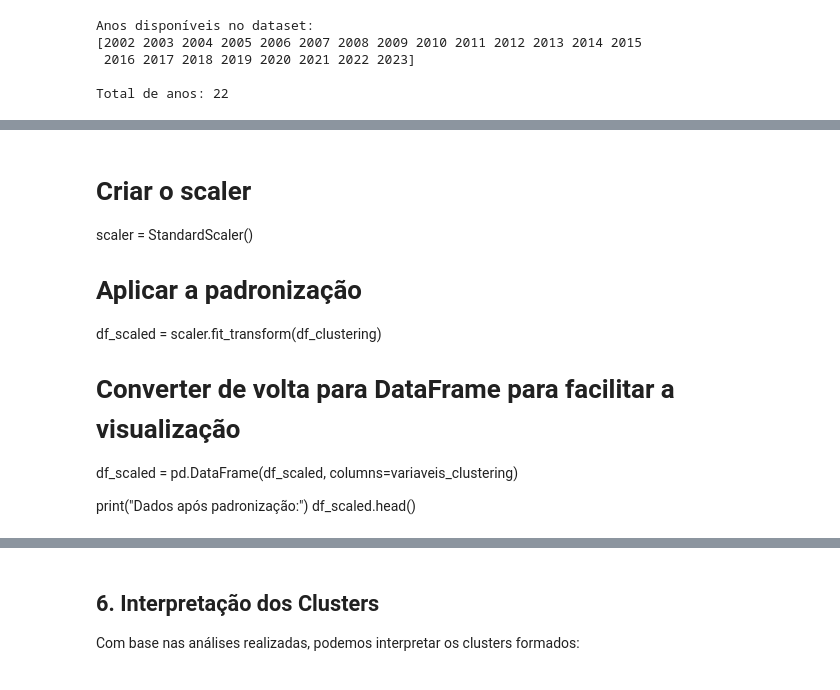
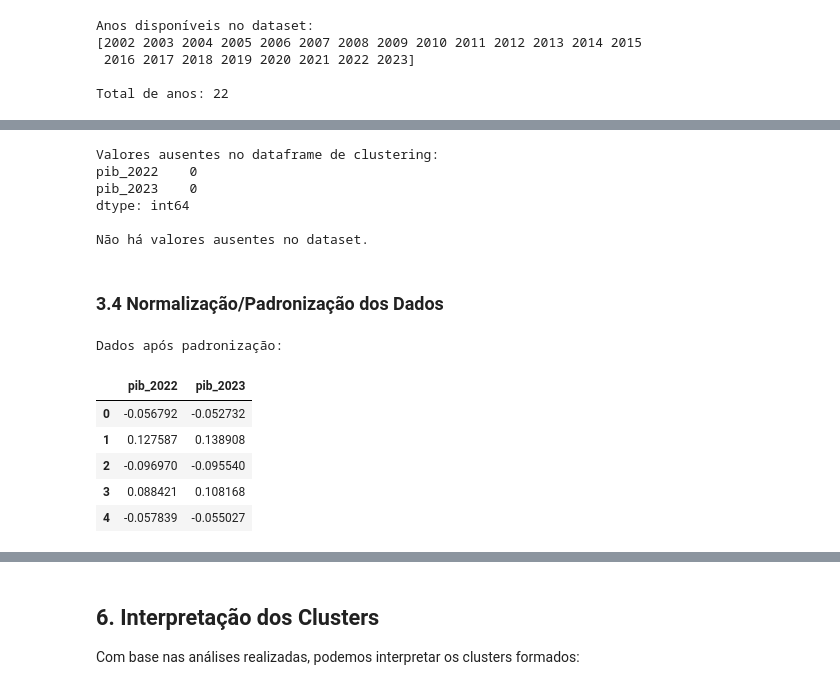
Before and after one commit to JoseVictorVicente/Clustering-Algorithm, a Jupyter notebook: clustering_kmeans.ipynb, the cells around one changed output, grey strips where cells are left out. Saved outputs shown, nothing was run; the diff lists cells and outputs as text; code cells hidden in the pictures.

```diff
--- a/clustering_kmeans.ipynb
+++ b/clustering_kmeans.ipynb
@@ -171,15 +203,7 @@ if df_clustering.shape[0] == 0:
     print(f"\nAnos disponíveis: {sorted(df['ano'].unique())}")
     print(f"Anos selecionados: {anos_selecionados}")
     print(f"Número de registros nos anos {anos_selecionados}: {len(df[df['ano'].isin(anos_selecionados)])}")
-
-    # Tentar usar os anos com mais dados se os anos selecionados não tiverem dados
-    if len(df[df['ano'].isin(anos_selecionados)]) == 0:
-        print(f"\nOs anos {anos_selecionados} não possuem dados. Selecionando os anos com mais dados...")
-        anos_com_mais_dados = df['ano'].value_counts().head(2).index.tolist()
-        print(f"Novos anos selecionados: {anos_com_mais_dados}")
-        df_ano = df[df['ano'].isin(anos_com_mais_dados)].copy()
-        df_clustering = df_ano[variaveis_clustering].copy()
-        print(f"Novo número de registros: {len(df_clustering)}")
+    raise ValueError(f"Não há registros para os anos {anos_selecionados}. Verifique o dataset.")
 else:
     print(f"Dataframe possui {df_clustering.shape[0]} registros. Prosseguindo com a análise.")
 # %% [output]
@@ -212,15 +213,50 @@ if df_clustering.shape[0] == 0:
-# %% [markdown]
-# Criar o scaler
-scaler = StandardScaler()
-
-# Aplicar a padronização
-df_scaled = scaler.fit_transform(df_clustering)
-
-# Converter de volta para DataFrame para facilitar a visualização
-df_scaled = pd.DataFrame(df_scaled, columns=variaveis_clustering)
-
-print("Dados após padronização:")
-df_scaled.head()
+# %%
+print('Valores ausentes no dataframe de clustering:')
+print(df_clustering.isnull().sum())
+
+if df_clustering.isnull().sum().sum() > 0:
+    print('\nRemovendo linhas com valores ausentes...')
+    antes = len(df_clustering)
+    linhas_validas = df_clustering.notna().all(axis=1)
+    df_clustering = df_clustering[linhas_validas].copy()
+    df_ano = df_ano.loc[df_clustering.index].copy()
+    depois = len(df_clustering)
+    print(f'Linhas removidas: {antes - depois}')
+    print(f'Novo número de municípios: {depois}')
+else:
+    print('\nNão há valores ausentes no dataset.')
+
+if df_clustering.shape[0] == 0:
+    raise ValueError('O dataframe está vazio após o tratamento de valores ausentes.')
+# %% [output]
+Valores ausentes no dataframe de clustering:
+pib_2022    0
+pib_2023    0
+dtype: int64
+
+Não há valores ausentes no dataset.
+# %% [markdown]
+### 3.4 Normalização/Padronização dos Dados
+# %%
+# Criar o scaler
+scaler = StandardScaler()
+
+# Aplicar a padronização
+df_scaled = scaler.fit_transform(df_clustering)
+
+# Converter de volta para DataFrame para facilitar a visualização
+df_scaled = pd.DataFrame(df_scaled, columns=variaveis_clustering)
+
+print("Dados após padronização:")
+df_scaled.head()
+# %% [output]
+Dados após padronização:
+|  | pib_2022 | pib_2023 |
+| 0 | -0.056792 | -0.052732 |
+| 1 | 0.127587 | 0.138908 |
+| 2 | -0.096970 | -0.095540 |
+| 3 | 0.088421 | 0.108168 |
+| 4 | -0.057839 | -0.055027 |
 # %%
 # Verificar estatísticas após padronização
 print("Estatísticas após padronização:")
```
Also changed, not shown: parts of 38 cells of this notebook.
